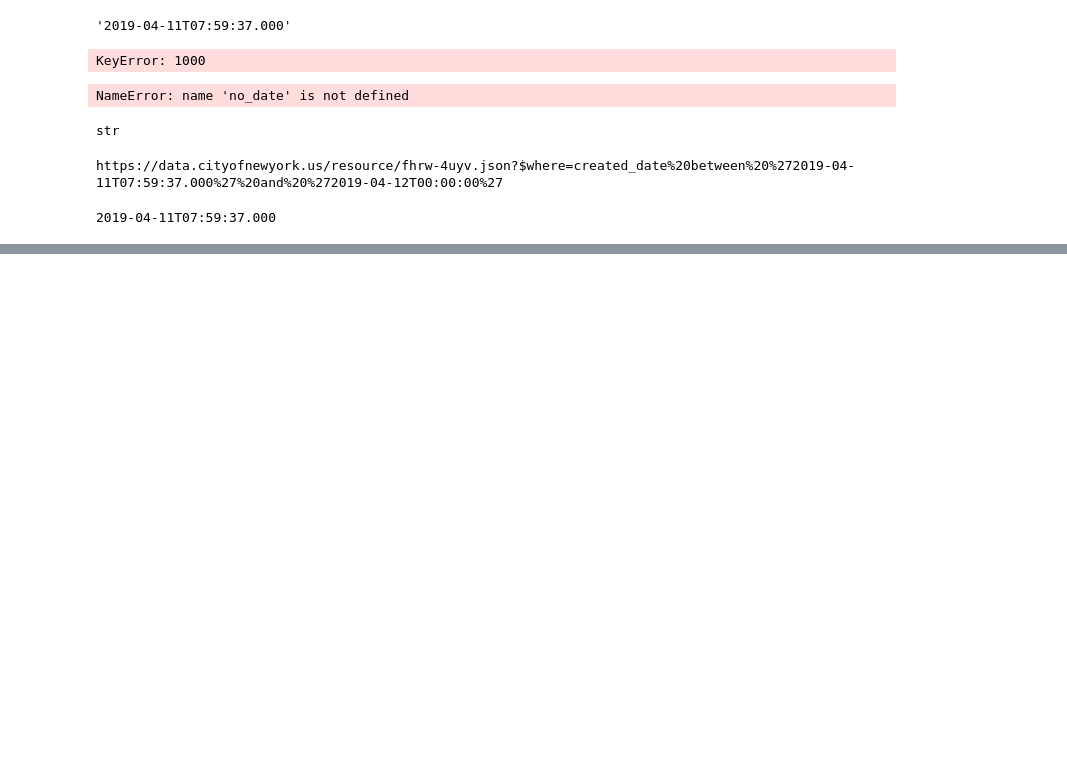
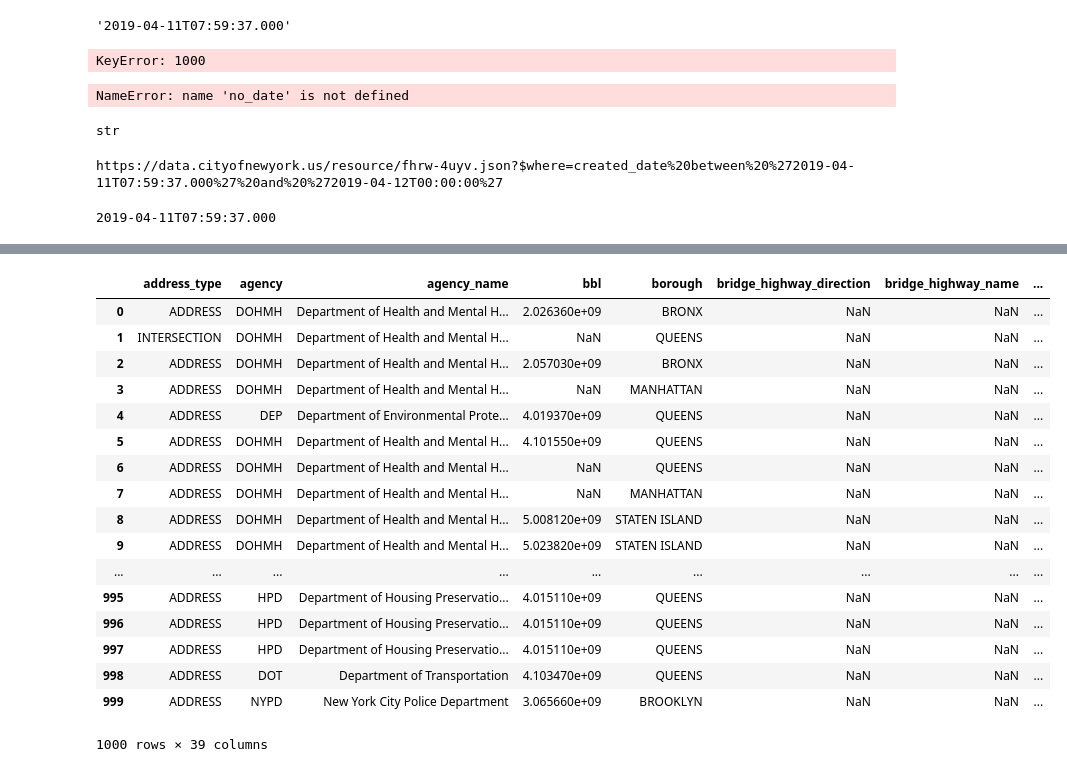
Before and after one commit to whohuhwhat/311_pt4, a Jupyter notebook: Function.ipynb, the cells around one changed output, grey strips where cells are left out. Drawn from its saved outputs; the diff is of its cells as text; code cells hidden in the pictures; blank space fills up the shorter version.

```diff
--- a/Function.ipynb
+++ b/Function.ipynb
@@ -97,0 +113,21 @@ def 311(date):
+# %%
+data
+# %% [output]
+|  | address_type | agency | agency_name | bbl | borough | bridge_highway_direction | bridge_highway_name | ... |
+| 0 | ADDRESS | DOHMH | Department of Health and Mental H... | 2.026360e+09 | BRONX | NaN | NaN | ... |
+| 1 | INTERSECTION | DOHMH | Department of Health and Mental H... | NaN | QUEENS | NaN | NaN | ... |
+| 2 | ADDRESS | DOHMH | Department of Health and Mental H... | 2.057030e+09 | BRONX | NaN | NaN | ... |
+| 3 | ADDRESS | DOHMH | Department of Health and Mental H... | NaN | MANHATTAN | NaN | NaN | ... |
+| 4 | ADDRESS | DEP | Department of Environmental Prote... | 4.019370e+09 | QUEENS | NaN | NaN | ... |
+| 5 | ADDRESS | DOHMH | Department of Health and Mental H... | 4.101550e+09 | QUEENS | NaN | NaN | ... |
+| 6 | ADDRESS | DOHMH | Department of Health and Mental H... | NaN | QUEENS | NaN | NaN | ... |
+| 7 | ADDRESS | DOHMH | Department of Health and Mental H... | NaN | MANHATTAN | NaN | NaN | ... |
+| 8 | ADDRESS | DOHMH | Department of Health and Mental H... | 5.008120e+09 | STATEN ISLAND | NaN | NaN | ... |
+| 9 | ADDRESS | DOHMH | Department of Health and Mental H... | 5.023820e+09 | STATEN ISLAND | NaN | NaN | ... |
+| ... | ... | ... | ... | ... | ... | ... | ... | ... |
+| 995 | ADDRESS | HPD | Department of Housing Preservatio... | 4.015110e+09 | QUEENS | NaN | NaN | ... |
+| 996 | ADDRESS | HPD | Department of Housing Preservatio... | 4.015110e+09 | QUEENS | NaN | NaN | ... |
+| 997 | ADDRESS | HPD | Department of Housing Preservatio... | 4.015110e+09 | QUEENS | NaN | NaN | ... |
+| 998 | ADDRESS | DOT | Department of Transportation | 4.103470e+09 | QUEENS | NaN | NaN | ... |
+| 999 | ADDRESS | NYPD | New York City Police Department | 3.065660e+09 | BROOKLYN | NaN | NaN | ... |
+1000 rows × 39 columns
```
Also changed, not shown: parts of 2 cells of this notebook.
